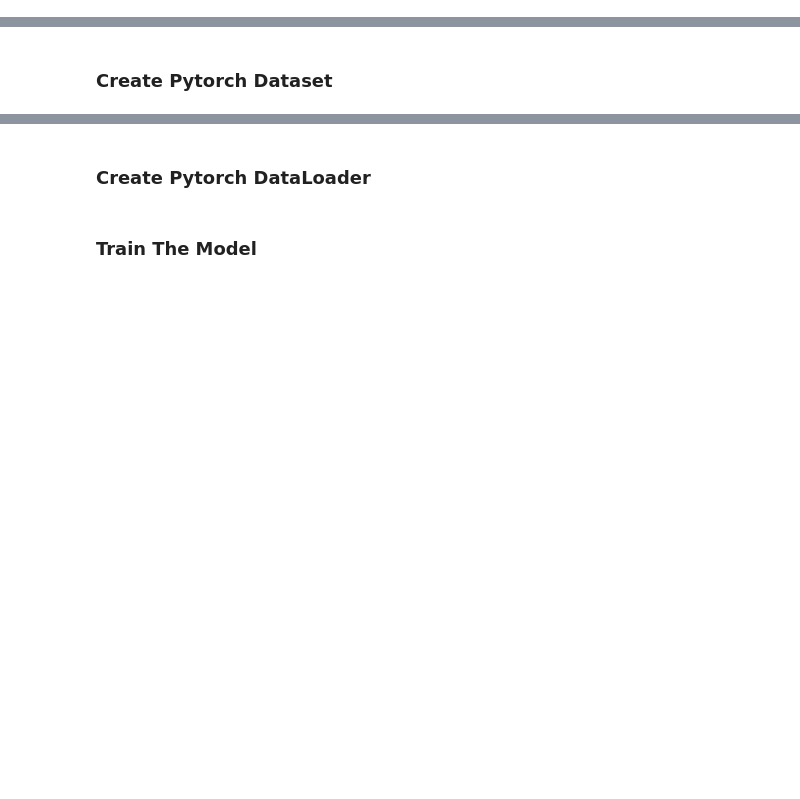
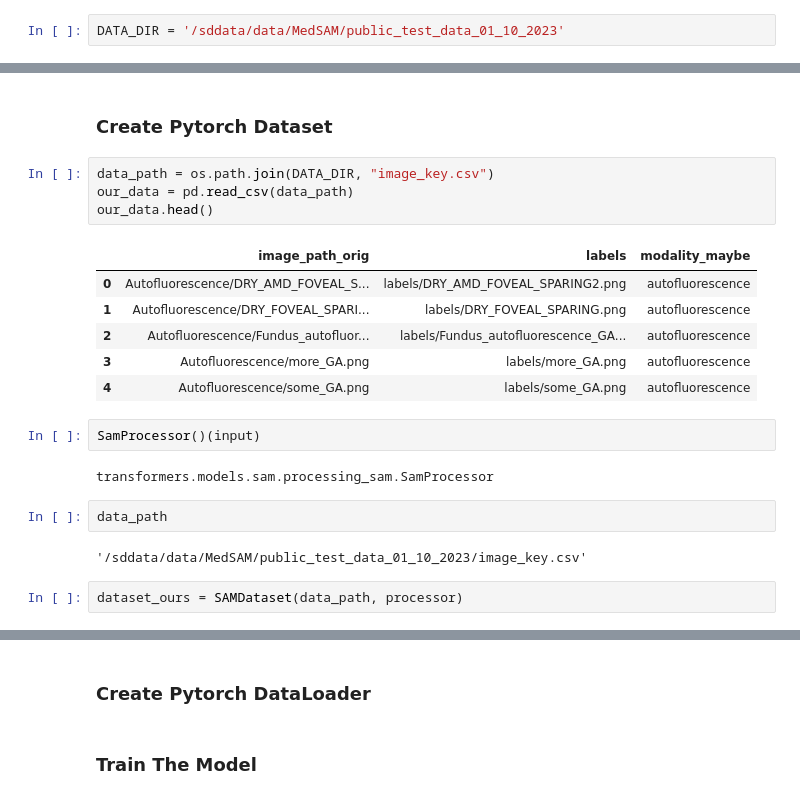
Before and after one commit to QTIM-Lab/MedSAM, a Jupyter notebook: medsam2.ipynb, the cells around one changed output, grey strips where cells are left out. Cells and saved outputs as stored; diff of their text form; blank space fills up the shorter version.

```diff
--- a/medsam2.ipynb
+++ b/medsam2.ipynb
@@ -22,6 +22,8 @@ import monai
 from torch.utils.data import DataLoader
 from torch.utils.data import Dataset
 from datasets import load_dataset
+# %%
+DATA_DIR = '/sddata/data/MedSAM/public_test_data_01_10_2023'
 # %%
 dataset = load_dataset("nielsr/breast-cancer", split="train")
 # %%
@@ -245,2 +336,23 @@ axes.axis("off")
 # %% [markdown]
 ### Create Pytorch Dataset
+# %%
+data_path = os.path.join(DATA_DIR, "image_key.csv")
+our_data = pd.read_csv(data_path)
+our_data.head()
+# %% [output]
+|  | image_path_orig | labels | modality_maybe |
+| 0 | Autofluorescence/DRY_AMD_FOVEAL_S... | labels/DRY_AMD_FOVEAL_SPARING2.png | autofluorescence |
+| 1 | Autofluorescence/DRY_FOVEAL_SPARI... | labels/DRY_FOVEAL_SPARING.png | autofluorescence |
+| 2 | Autofluorescence/Fundus_autofluor... | labels/Fundus_autofluorescence_GA... | autofluorescence |
+| 3 | Autofluorescence/more_GA.png | labels/more_GA.png | autofluorescence |
+| 4 | Autofluorescence/some_GA.png | labels/some_GA.png | autofluorescence |
+# %%
+SamProcessor()(input)
+# %% [output]
+transformers.models.sam.processing_sam.SamProcessor
+# %%
+data_path
+# %% [output]
+'/sddata/data/MedSAM/public_test_data_01_10_2023/image_key.csv'
+# %%
+dataset_ours = SAMDataset(data_path, processor)
```
Also changed, not shown: parts of 12 cells of this notebook, 1 other file.
